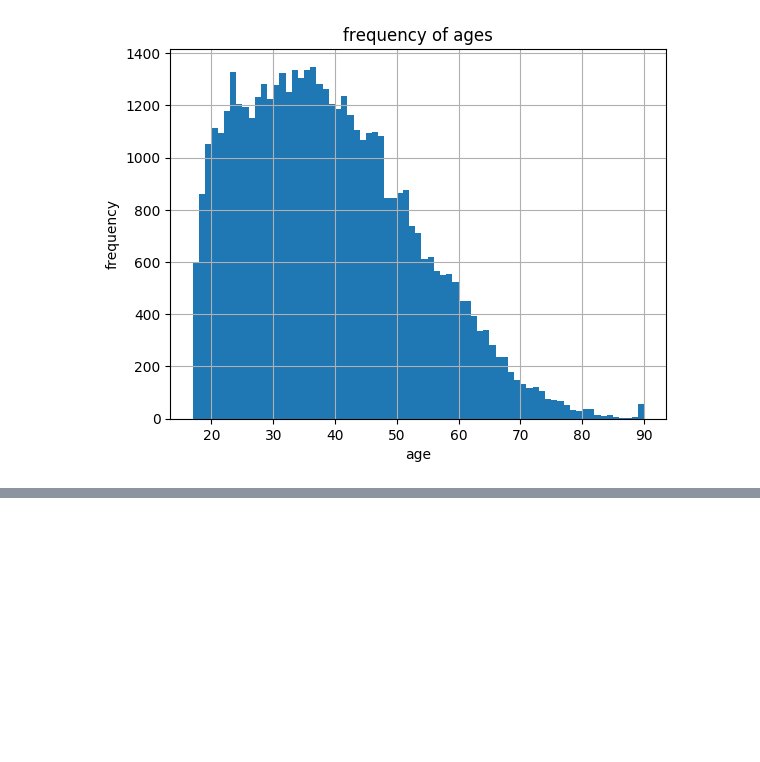
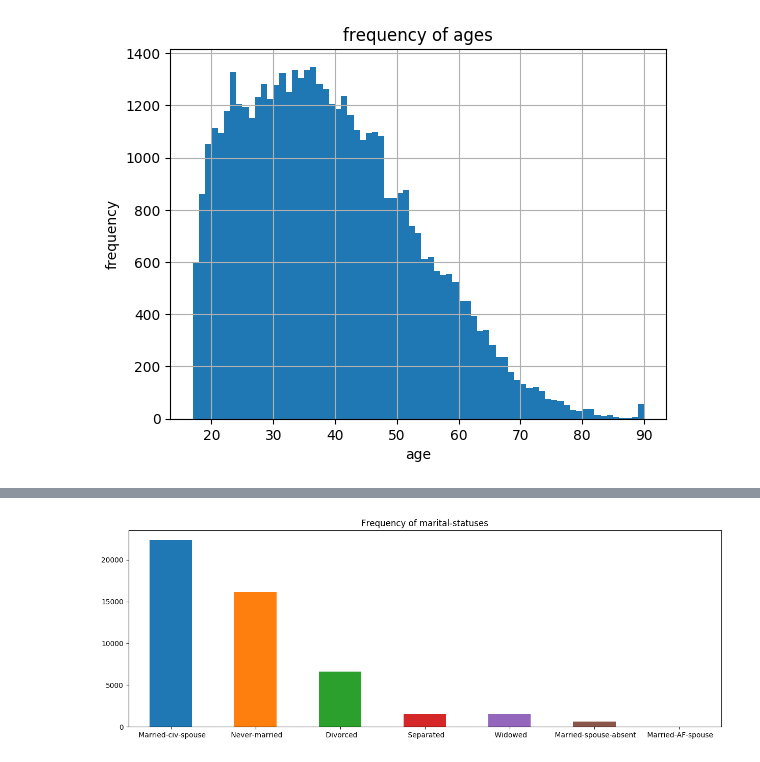
Before and after one commit to elanbmiller/MLApplicationProject, a Jupyter notebook: milestone 4/milestone4.ipynb, the cells around one changed output, grey strips where cells are left out. Saved outputs shown, nothing was run; the diff lists cells and outputs as text; code cells hidden in the pictures; blank space fills up the shorter version.

```diff
--- a/milestone 4/milestone4.ipynb
+++ b/milestone 4/milestone4.ipynb
@@ -235,0 +270,3 @@ plt.show()
+# %%
+maritalStatus = AllData['marital-status'].value_counts()
+maritalStatus
@@ -235,0 +282,7 @@ plt.show()
+# %%
+plt.figure(figsize=(15, 5))
+maritalStatus.plot(kind='bar', rot=0)
+plt.title('Frequency of marital-statuses')
+plt.show()
+# %% [output]
+[figure, added]
```
Also changed, not shown: parts of 13 cells of this notebook.
